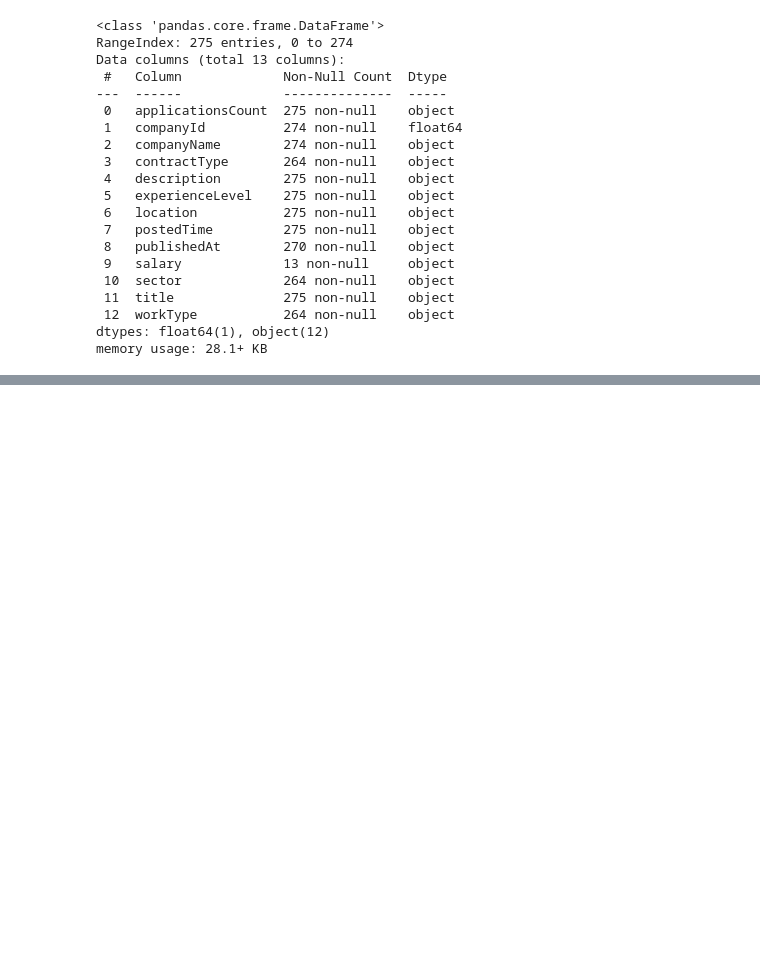
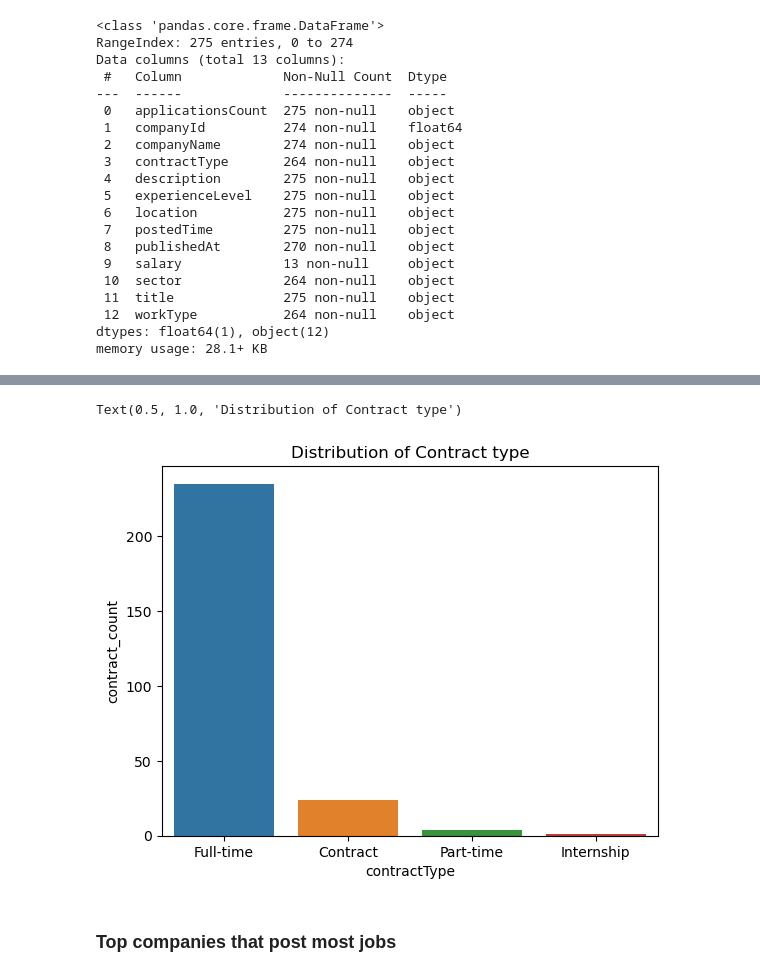
Before and after one commit to BensonMwangi/Linkedin-Canada, a Jupyter notebook: linkedin_canada.ipynb, the cells around one changed output, grey strips where cells are left out. Drawn from its saved outputs; the diff is of its cells as text; code cells hidden in the pictures; blank space fills up the shorter version.

```diff
--- a/linkedin_canada.ipynb
+++ b/linkedin_canada.ipynb
@@ -164,0 +164,3 @@ by_location.head()
+# %%
+df['contract_count'] = df['contractType'].map(df['contractType'].value_counts())
+df.head()
@@ -164,0 +174,8 @@ by_location.head()
+# %%
+sns.barplot(data=df,x="contractType",y="contract_count")
+plt.title("Distribution of Contract type")
+# %% [output]
+Text(0.5, 1.0, 'Distribution of Contract type')
+[figure, added]
+# %% [markdown]
+### Top companies that post most jobs
```
Also changed, not shown: parts of 27 cells of this notebook, 1 other file.
